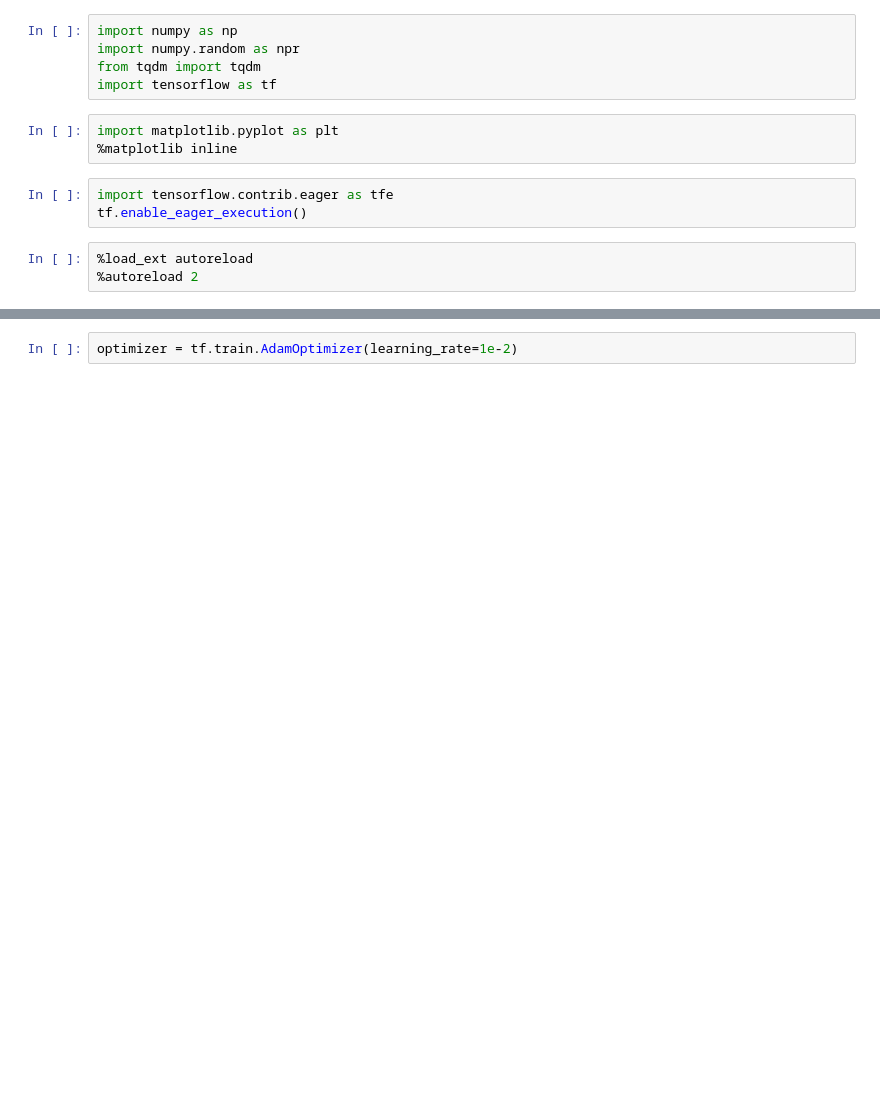
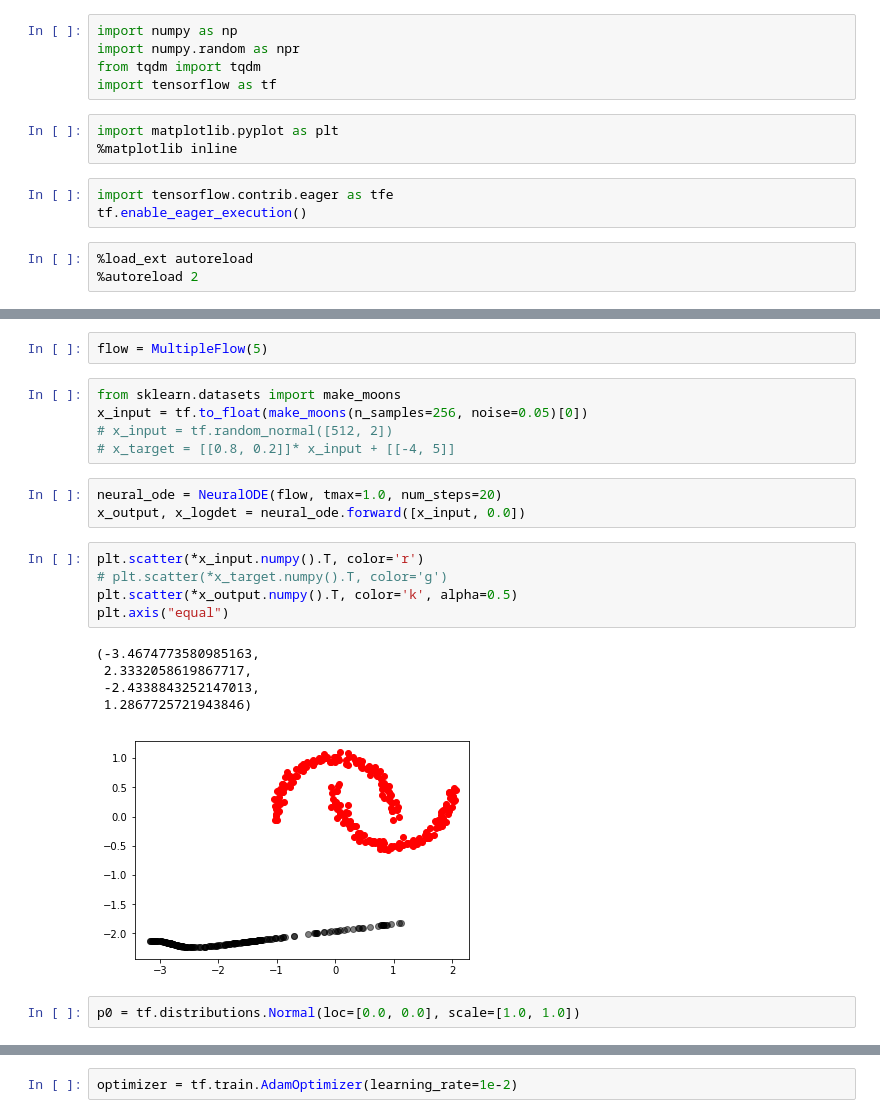
Before and after one commit to kmkolasinski/deep-learning-notes, a Jupyter notebook: seminars/Neural-ODE/nfs.ipynb, the cells around one changed output, grey strips where cells are left out. Cells and saved outputs as stored; diff of their text form; blank space fills up the shorter version.

```diff
--- a/seminars/Neural-ODE/nfs.ipynb
+++ b/seminars/Neural-ODE/nfs.ipynb
@@ -44,0 +93,23 @@ compute_gradients_and_update = tfe.defun(compute_gradients_and_update)
+# %%
+flow = MultipleFlow(5)
+# %%
+from sklearn.datasets import make_moons
+x_input = tf.to_float(make_moons(n_samples=256, noise=0.05)[0])
+# x_input = tf.random_normal([512, 2])
+# x_target = [[0.8, 0.2]]* x_input + [[-4, 5]]
+# %%
+neural_ode = NeuralODE(flow, tmax=1.0, num_steps=20)
+x_output, x_logdet = neural_ode.forward([x_input, 0.0])
+# %%
+plt.scatter(*x_input.numpy().T, color='r')
+# plt.scatter(*x_target.numpy().T, color='g')
+plt.scatter(*x_output.numpy().T, color='k', alpha=0.5)
+plt.axis("equal")
+# %% [output]
+(-3.4674773580985163,
+ 2.3332058619867717,
+ -2.4338843252147013,
+ 1.2867725721943846)
+[figure, added]
+# %%
+p0 = tf.distributions.Normal(loc=[0.0, 0.0], scale=[1.0, 1.0])
```
Also changed, not shown: parts of 33 cells of this notebook, 1 other file.
